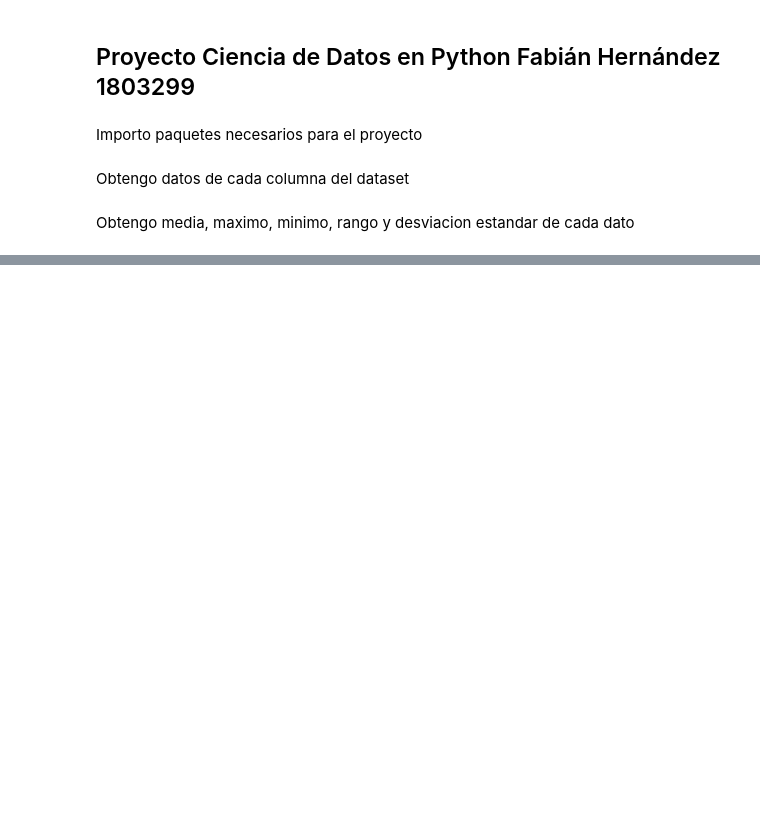
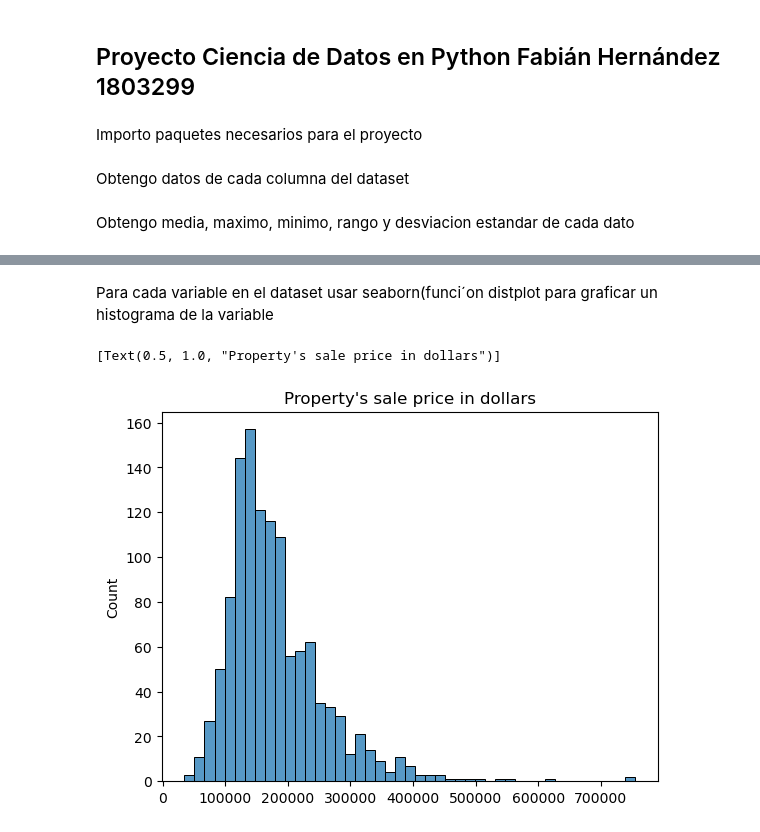
Before and after one commit to fhprime/Proyecto-Ciencia-de-Datos-FH-18003299, a Jupyter notebook: Proyecto Data Science Python FH 18003299.ipynb, the cells around one changed output, grey strips where cells are left out. Drawn from its saved outputs; the diff is of its cells as text; code cells hidden in the pictures; blank space fills up the shorter version.

```diff
--- a/Proyecto Data Science Python FH 18003299.ipynb
+++ b/Proyecto Data Science Python FH 18003299.ipynb
@@ -32,0 +49,7 @@ list_std = [np.std(sale_price),np.std(OverallQual),np.std(stFLsf),np.std(TotalRm
+# %% [markdown]
+Para cada variable en el dataset usar seaborn(funci´on distplot para graficar un histograma de la variable
+# %%
+sns.histplot(data=sale_price).set(title="Property's sale price in dollars")
+# %% [output]
+[Text(0.5, 1.0, "Property's sale price in dollars")]
+[figure, added]
```
Also changed, not shown: parts of 7 cells of this notebook.
